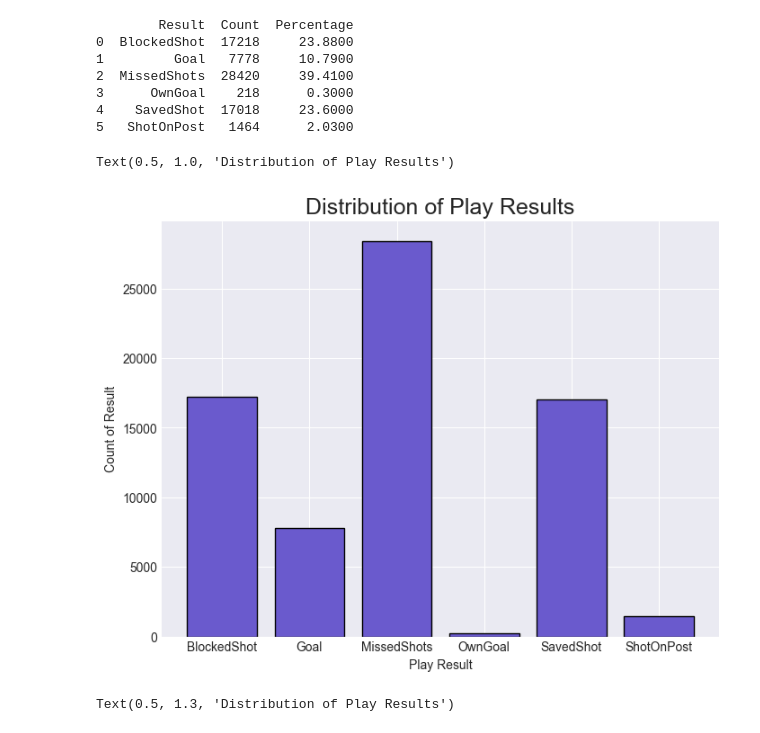
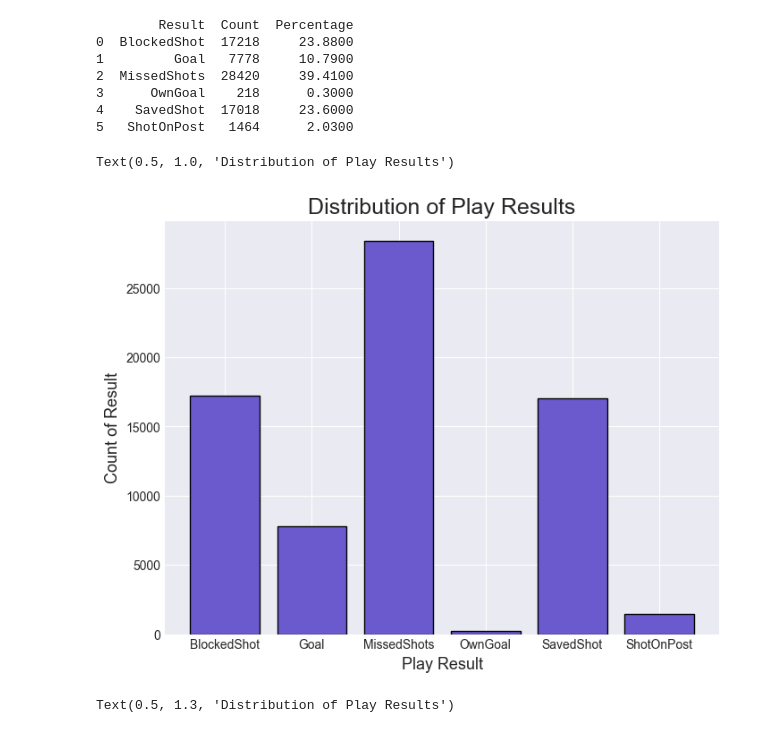
Before and after one commit to smgibson19/ds701_fa25_midterm_challenge_sports, a Jupyter notebook: LALIGA_Analysis_Challenge.ipynb, the cells around one changed output. Saved outputs shown, nothing was run; the diff lists cells and outputs as text; code cells hidden in the pictures.

```diff
--- a/LALIGA_Analysis_Challenge.ipynb
+++ b/LALIGA_Analysis_Challenge.ipynb
@@ -219,14 +219,14 @@ print(df_res)
 # %%
 # 2. Show a bar plot of the distribution of 'result' categories
 
 plt.figure(figsize = (8,6))
 plt.bar(df_res['Result'], df_res['Count'], facecolor = 'slateblue', edgecolor='black')
-plt.xlabel('Play Result')
-plt.ylabel('Count of Result')
+plt.xlabel('Play Result', fontsize=13)
+plt.ylabel('Count of Result', fontsize=13)
 plt.title('Distribution of Play Results', fontsize=18)
 # %% [output]
 Text(0.5, 1.0, 'Distribution of Play Results')
-[figure, old version]
+[figure, new version]
 # %%
 # 3. Show a pie chart of the distribution of 'result' categories
 cs = ['goldenrod', 'crimson', 'royalblue']
```
Also changed, not shown: parts of 12 cells of this notebook.
